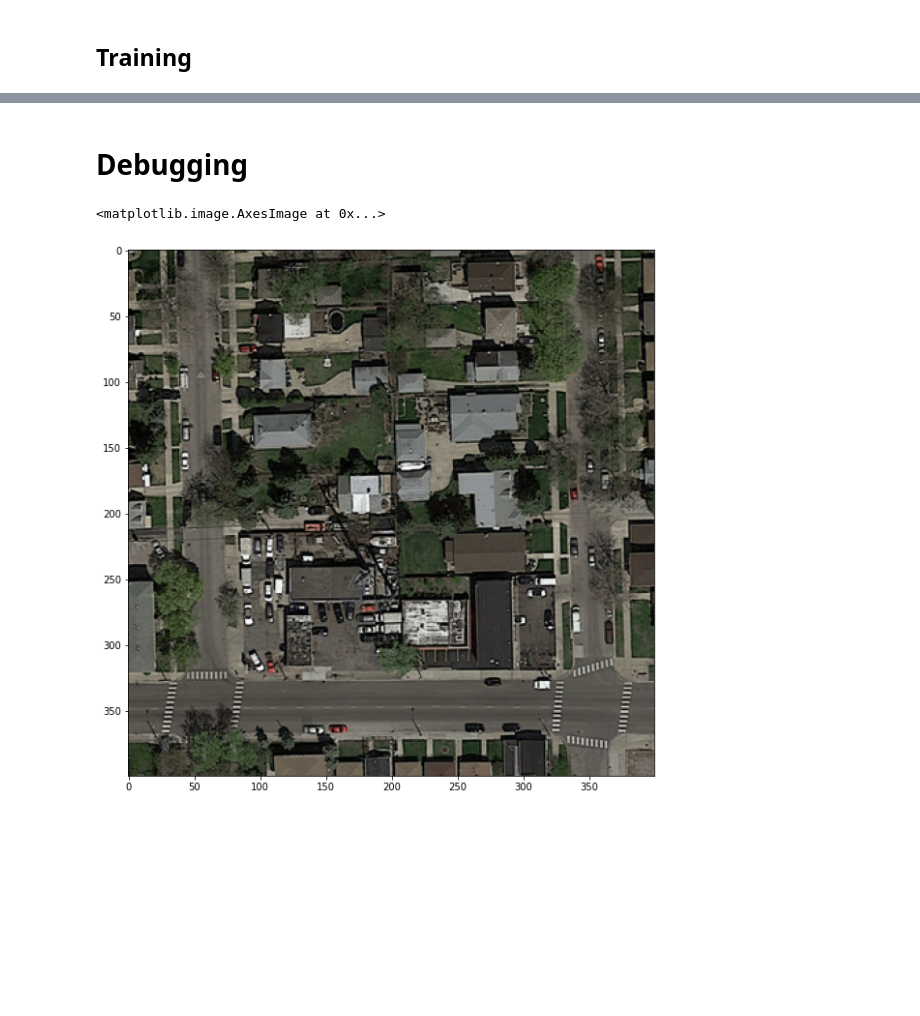
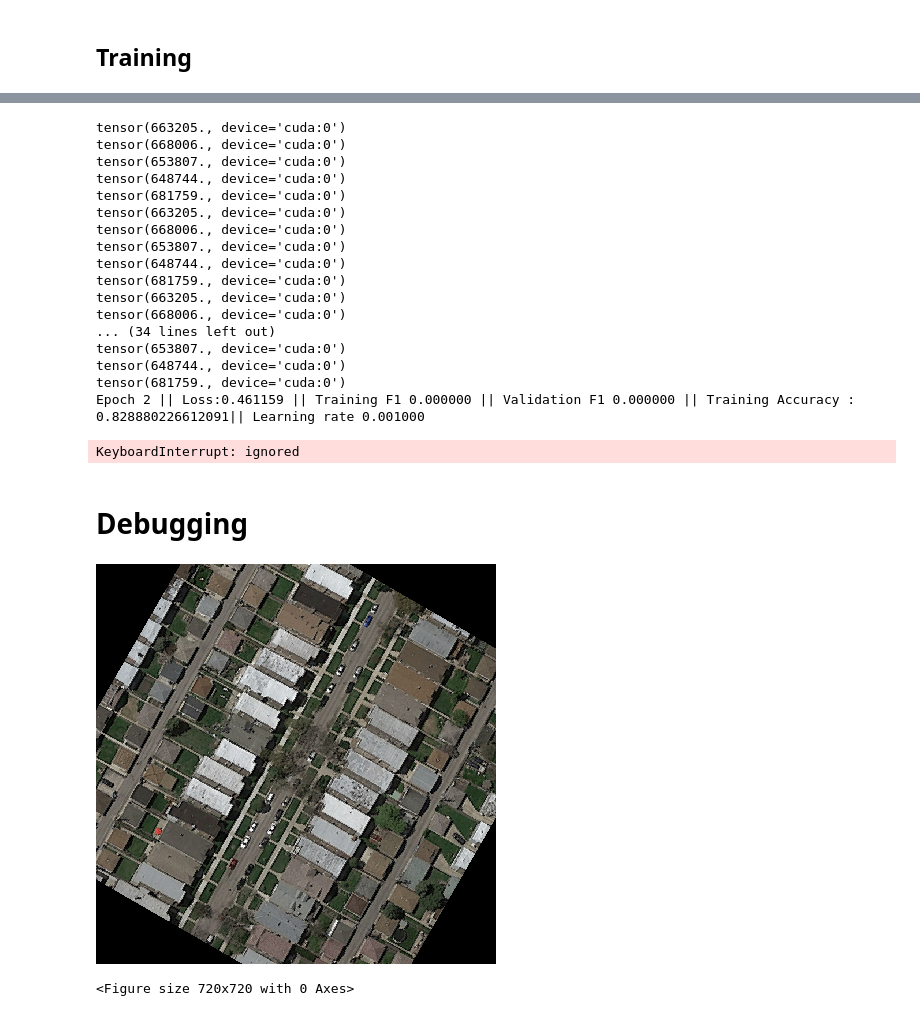
Before and after one commit to samiferchiou/Road-Segmentation, a Jupyter notebook: road_segmentation_etienne.ipynb, the cells around one changed output, grey strips where cells are left out. Saved outputs shown, nothing was run; the diff lists cells and outputs as text; code cells hidden in the pictures; blank space fills up the shorter version.

```diff
--- a/road_segmentation_etienne.ipynb
+++ b/road_segmentation_etienne.ipynb
@@ -102,8 +138,8 @@ cuda
 # %% [markdown]
 ## Constants definition
 # %%
-CHECKPOINT_PATH =""
-BEST_MODEL_PATH =""
+CHECKPOINT_PATH ="/content/drive/MyDrive/ml_project_2_drive/ml_project_2/checkpoint/current_checkpoint.pt"
+BEST_MODEL_PATH ="/content/drive/MyDrive/ml_project_2_drive/ml_project_2/checkpoint/best_model.pt"
 NBR_EPOCHS = 15
 BATCH_SIZE = 1
 LEARNING_RATE = 1e-3
@@ -142,10 +178,10 @@ class imagesDataset(Dataset):
         self.Y_validation = Y[slice(start_validation_idx, end_validation_idx)]
 
         #data augmentation
-        #self.X_train = compose_all_functions_for_data(self.X_train)
-        #self.Y_train = compose_all_functions_for_data(self.Y_train)
-        #self.X_validation = compose_all_functions_for_data(self.X_validation)
-        #self.Y_validation = compose_all_functions_for_data(self.Y_validation)
+        self.X_train = compose_all_functions_for_data(self.X_train)
+        self.Y_train = compose_all_functions_for_data(self.Y_train)
+        self.X_validation = compose_all_functions_for_data(self.X_validation)
+        self.Y_validation = compose_all_functions_for_data(self.Y_validation)
         self.n_samples = len(self.X_train)
 
         #casting into tensors
@@ -350,6 +386,7 @@ def train(n_epochs, data_loader, model, optimizer, scheduler, criterion, device,
 
     for epoch in range(n_epochs):
         loss_list = []
+        acc_list = []
         model.train()
         for (data, target) in train_loader:
             data, target = data.to(device), target.to(device)
@@ -373,7 +410,13 @@ def train(n_epochs, data_loader, model, optimizer, scheduler, criterion, device,
             tp += torch.sum(confusions == 1).item()
             fp += torch.sum(confusions == float('inf')).item()
             fn += torch.sum(confusions == 0).item()
+            #computing accuracy
+            correct_predictions = prediction.eq(target)
+            print(correct_predictions.sum().float())
+            accuracy = correct_predictions.sum().float() / correct_predictions.nelement()
+            acc_list.append(accuracy.item())
         f1_score_val = 2 * tp / (2 * tp + fp + fn)
+        mean_accuracy  = np.mean(acc_list)
 
         if f1_score_val > f1_max:
             torch.save(model.state_dict(), best_model_path)
@@ -402,8 +445,12 @@ def train(n_epochs, data_loader, model, optimizer, scheduler, criterion, device,
             fn += torch.sum(confusions == 0).item()
         f1_score_train = 2 * tp / (2 * tp + fp + fn)
 
-        print(f"Epoch {epoch} || Loss:{loss_epoch:.6f} || Training F1 {f1_score_train:.6f}|| Validation F1 {f1_score_val:.6f} || Learning rate {scheduler.get_last_lr()[0]:.6f}"+"\n")
-        scheduler.step()
+        #print(f"Epoch {epoch} || Loss:{loss_epoch:.6f} || Training F1 {f1_score_train:.6f}|| Validation F1 {f1_score_val:.6f} || Learning rate {scheduler.get_last_lr()[0]:.6f}"+"\n")
+        #scheduler.step()
+
+
+        print(f"Epoch {epoch} || Loss:{loss_epoch:.6f} || Training F1 {f1_score_train:.6f} || Validation F1 {f1_score_val:.6f} || Training Accuracy : {mean_accuracy}|| Learning rate {scheduler.get_last_lr()[0]:.6f}"+"\n")
+        #scheduler.step()
 
     return
 # %%
@@ -428,5 +473,24 @@ KeyboardInterrupt: ignored
 # %%
-#train(NBR_EPOCHS, train_loader, model, optimizer, scheduler, criterion, device, CHECKPOINT_PATH, BEST_MODEL_PATH)
+train(NBR_EPOCHS, train_loader, model, optimizer, scheduler, criterion, device, CHECKPOINT_PATH, BEST_MODEL_PATH)
+# %% [output]
+tensor(663205., device='cuda:0')
+tensor(668006., device='cuda:0')
+tensor(653807., device='cuda:0')
+tensor(648744., device='cuda:0')
+tensor(681759., device='cuda:0')
+tensor(663205., device='cuda:0')
+tensor(668006., device='cuda:0')
+tensor(653807., device='cuda:0')
+tensor(648744., device='cuda:0')
+tensor(681759., device='cuda:0')
+tensor(663205., device='cuda:0')
+tensor(668006., device='cuda:0')
+... (34 lines left out)
+tensor(653807., device='cuda:0')
+tensor(648744., device='cuda:0')
+tensor(681759., device='cuda:0')
+Epoch 2 || Loss:0.461159 || Training F1 0.000000 || Validation F1 0.000000 || Training Accuracy : 0.828880226612091|| Learning rate 0.001000
+KeyboardInterrupt: ignored
 # %% [markdown]
 # Debugging
 # %%
@@ -478,9 +542,10 @@ criterion = nn.CrossEntropyLoss()
 im_test, gt_test = next(iter(train_loader))
 # %%
 fig1 = plt.figure(figsize=(10, 10))
-plt.imshow(np.reshape(im_test, (400, 400, 3)), cmap='Greys_r')
+toPIL = T.ToPILImage()
+toPIL(im_test.reshape(3, 400, 400))
 # %% [output]
+[figure, new version]
-<matplotlib.image.AxesImage at 0x...>
+<Figure size 720x720 with 0 Axes>
-[figure, old version]
 # %%
 fig1 = plt.figure(figsize=(10, 10))
```
Also changed, not shown: parts of 10 cells of this notebook, 2 other files.
